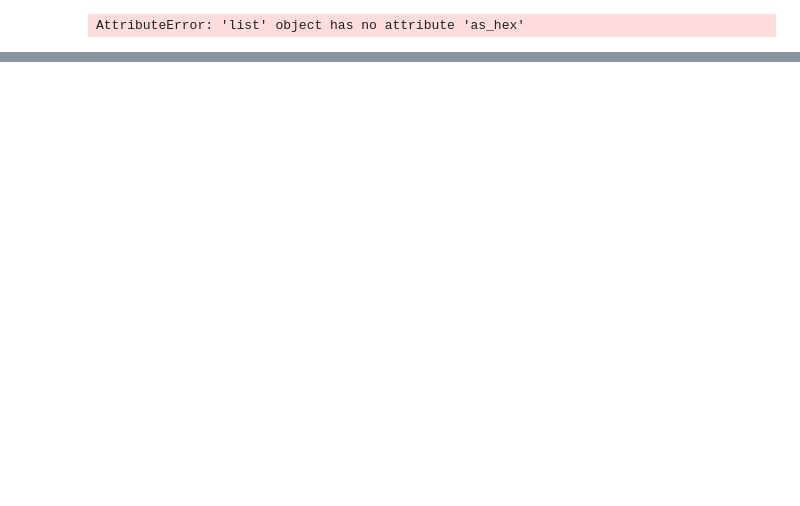
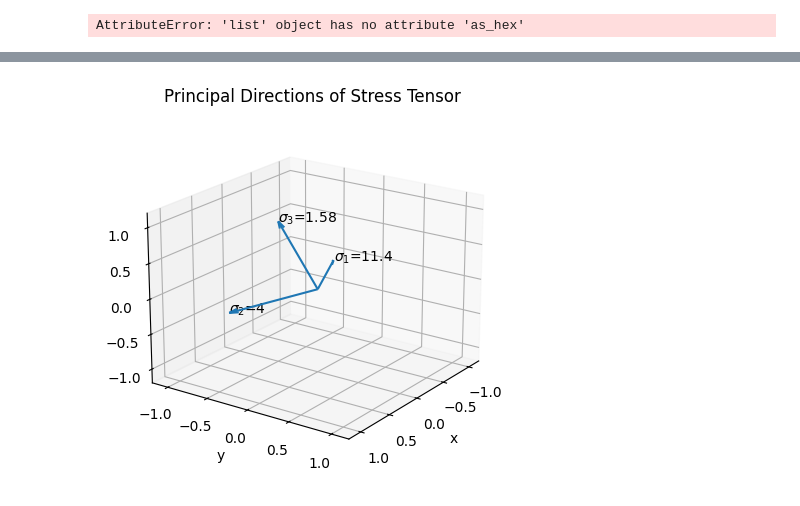
Before and after one commit to arshadzahangirchowdhury/EMD, a Jupyter notebook: StressElementVisualization.ipynb, the cells around one changed output, grey strips where cells are left out. Cells and saved outputs as stored; diff of their text form; code cells hidden in the pictures; blank space fills up the shorter version.

```diff
--- a/StressElementVisualization.ipynb
+++ b/StressElementVisualization.ipynb
@@ -623,0 +594,45 @@ Image('/tmp/mechanical_design_mindmap_large.png')
+# %%
+import numpy as np
+import matplotlib.pyplot as plt
+
+def principal_stresses_and_directions(S: np.ndarray):
+    S = np.asarray(S, dtype=float)
+    if S.shape != (3, 3):
+        raise ValueError("S must be a 3x3 array.")
+    S_sym = 0.5 * (S + S.T)
+    w, V = np.linalg.eigh(S_sym)
+    idx = np.argsort(w)[::-1]
+    sigmas = w[idx]
+    V = V[:, idx]
+    V = V / np.linalg.norm(V, axis=0, keepdims=True)
+    return sigmas, V
+
+def visualize_stress_tensor(S: np.ndarray, axis_len: float = 1.0):
+    sigmas, V = principal_stresses_and_directions(S)
+    fig = plt.figure()
+    ax = fig.add_subplot(111, projection='3d')
+    origin = np.zeros((3,))
+    for j, label in enumerate([r'$\sigma_1$', r'$\sigma_2$', r'$\sigma_3$']):
+        vec = V[:, j] * axis_len
+        ax.quiver(origin[0], origin[1], origin[2], vec[0], vec[1], vec[2], arrow_length_ratio=0.1)
+        ax.text(vec[0], vec[1], vec[2], f"{label}={sigmas[j]:.3g}", fontsize=10)
+    lim = axis_len * 1.2
+    ax.set_xlim([-lim, lim]); ax.set_ylim([-lim, lim]); ax.set_zlim([-lim, lim])
+    ax.set_xlabel('x'); ax.set_ylabel('y'); ax.set_zlabel('z')
+    ax.set_title('Principal Directions of Stress Tensor')
+    ax.view_init(elev=20, azim=35)
+    plt.show()
+    return sigmas, V
+# %%
+import numpy as np
+# from stress_eigviz import visualize_stress_tensor
+
+S = np.array([[10, 3, 0],
+              [ 3, 5, 1],
+              [ 0, 1, 2]], dtype=float)
+
+sigmas, V = visualize_stress_tensor(S, axis_len=1.0)
+# sigmas -> [σ1, σ2, σ3] (descending)
+# V[:,0], V[:,1], V[:,2] -> unit eigenvectors for σ1, σ2, σ3
+# %% [output]
+[figure, added]
```
Also changed, not shown: parts of 11 cells of this notebook.
